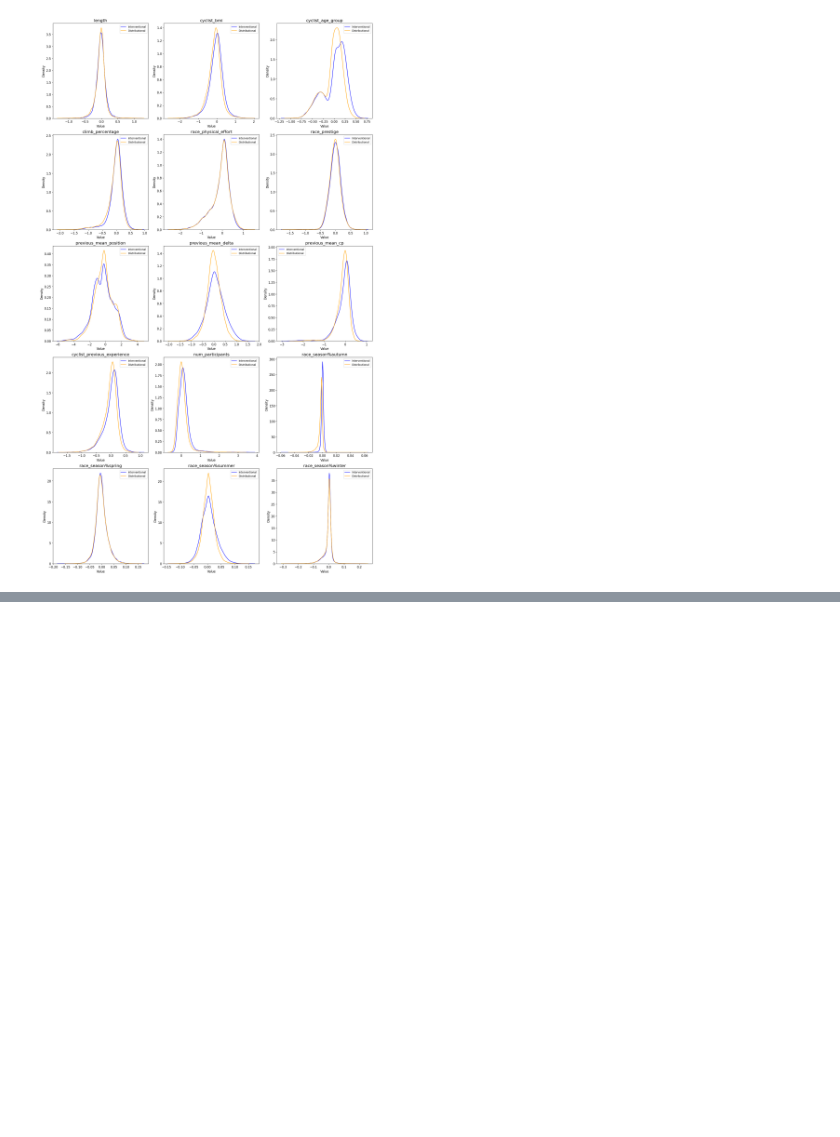
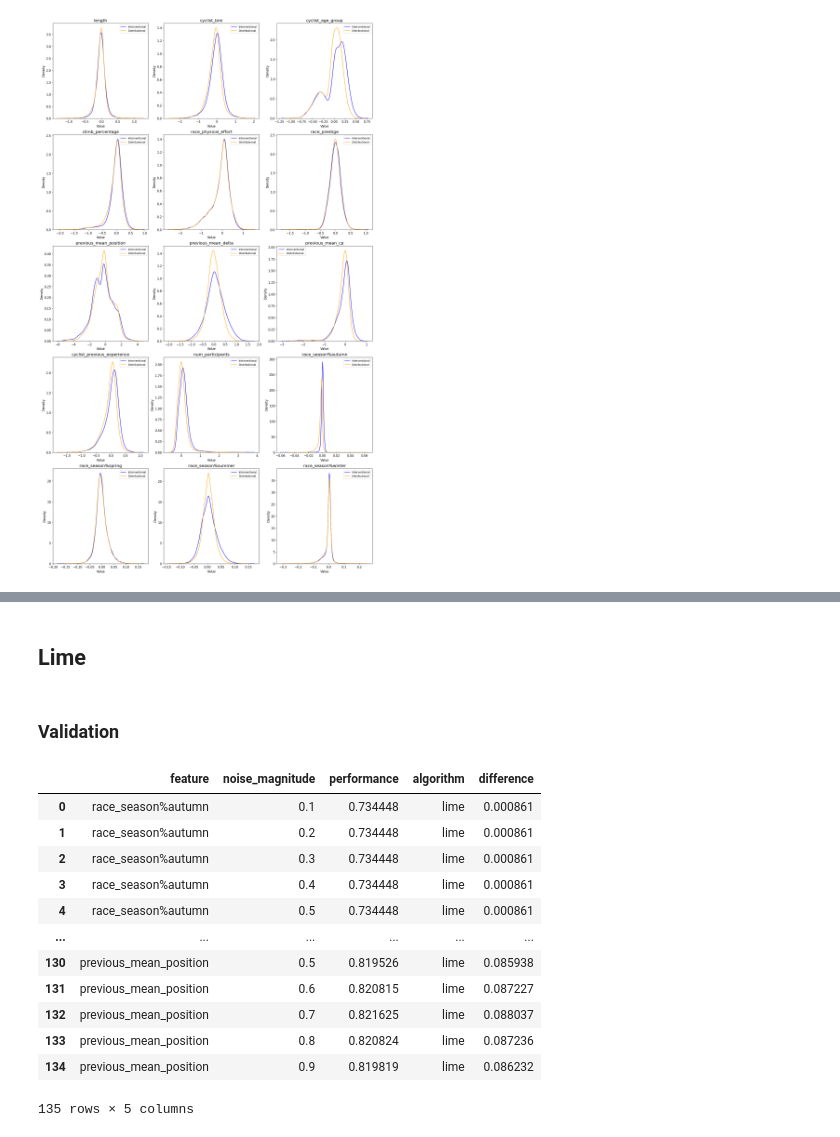
Before and after one commit to JacopoRaffi/DM_Project, a Jupyter notebook: TASK5/xai_undersampling.ipynb, the cells around one changed output, grey strips where cells are left out. Cells and saved outputs as stored; diff of their text form; code cells hidden in the pictures; blank space fills up the shorter version.

```diff
--- a/TASK5/xai_undersampling.ipynb
+++ b/TASK5/xai_undersampling.ipynb
@@ -164,0 +332,27 @@ plt.show()
+# %%
+added_feature_results = []
+
+# Inizia con un dataset vuoto (o con una base minimale, se necessario)
+base_train_data = pd.DataFrame(index=dev_set.index)
+base_test_data = pd.DataFrame(index=test_set.index)
+
+for feature in features_by_importance:  # Ordine di importanza delle feature
+    # Aggiungi la feature corrente al dataset base
+    base_train_data[feature] = dev_set[feature]
+    base_test_data[feature] = test_set[feature]
+
+    # Riaddestra il modello con le feature attuali
+    model.fit(base_train_data, dev_label)
+
+    # Valuta il modello sul dataset di test aggiornato
+    predictions = model.predict(base_test_data)
+    report = classification_report(test_label, predictions, output_dict=True)
+
+    # Salva i risultati
+    added_feature_results.append({
+        "feature_added": feature,
+        "performance": report["weighted avg"]["f1-score"]  # Usa la metrica desiderata
+    })
+
+# Converte i risultati in un dataframe per analisi
+added_feature_results_df = pd.DataFrame(added_feature_results)
@@ -164,0 +378,2 @@ plt.show()
+# %% [markdown]
+## Lime
@@ -164,0 +398,28 @@ plt.show()
+# %% [markdown]
+### Validation
+# %%
+metric = "f1-score"
+corruption_validation_lime = pd.DataFrame([
+    (feature, noise_magnitude, validations_by_feature_and_noise[(feature, noise_magnitude)]["weighted avg"][metric], "lime")
+    for feature, noise_magnitude in validations_by_feature_and_noise
+    ],
+    columns=["feature", "noise_magnitude", "performance", "algorithm"]
+)
+corruption_validation_lime["difference"] = corruption_validation_lime["performance"] - report["weighted avg"][metric]
+
+corruption_validation = pd.concat((corruption_validation, corruption_validation_lime))
+corruption_validation_lime
+# %% [output]
+|  | feature | noise_magnitude | performance | algorithm | difference |
+| 0 | race_season%autumn | 0.1 | 0.734448 | lime | 0.000861 |
+| 1 | race_season%autumn | 0.2 | 0.734448 | lime | 0.000861 |
+| 2 | race_season%autumn | 0.3 | 0.734448 | lime | 0.000861 |
+| 3 | race_season%autumn | 0.4 | 0.734448 | lime | 0.000861 |
+| 4 | race_season%autumn | 0.5 | 0.734448 | lime | 0.000861 |
+| ... | ... | ... | ... | ... | ... |
+| 130 | previous_mean_position | 0.5 | 0.819526 | lime | 0.085938 |
+| 131 | previous_mean_position | 0.6 | 0.820815 | lime | 0.087227 |
+| 132 | previous_mean_position | 0.7 | 0.821625 | lime | 0.088037 |
+| 133 | previous_mean_position | 0.8 | 0.820824 | lime | 0.087236 |
+| 134 | previous_mean_position | 0.9 | 0.819819 | lime | 0.086232 |
+135 rows × 5 columns
```
Also changed, not shown: parts of 28 cells of this notebook, 2 other files.
